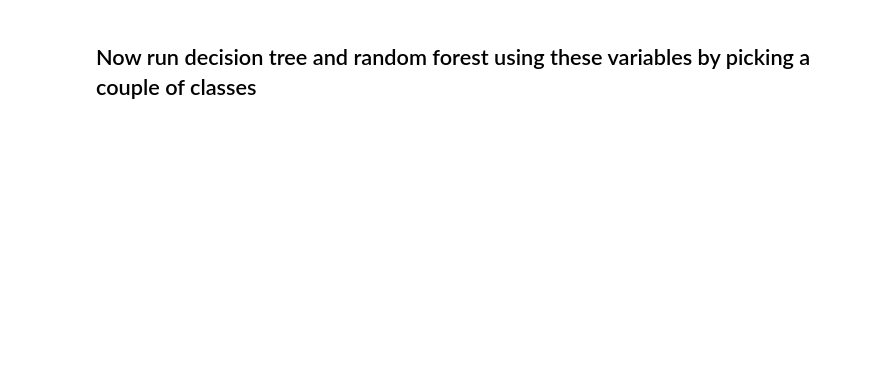
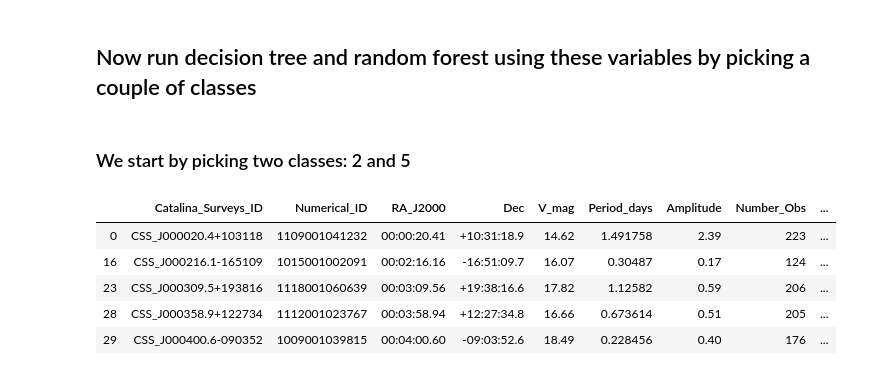
Before and after one commit to abao1999/AY119, a Jupyter notebook: hw3/supervised_classification_exercise.ipynb, the cells around one changed output. Saved outputs shown, nothing was run; the diff lists cells and outputs as text; code cells hidden in the pictures; blank space fills up the shorter version.

```diff
--- a/hw3/supervised_classification_exercise.ipynb
+++ b/hw3/supervised_classification_exercise.ipynb
@@ -224,2 +352,14 @@ for idx in lcs['ID']:
 # %% [markdown]
 ## Now run decision tree and random forest using these variables by picking a couple of classes
+# %% [markdown]
+### We start by picking two classes: 2 and 5
+# %%
+vars2 = varsAll[ varsAll['Var_Type'].isin([2,5])  ]
+vars2.head()
+# %% [output]
+|  | Catalina_Surveys_ID | Numerical_ID | RA_J2000 | Dec | V_mag | Period_days | Amplitude | Number_Obs | ... |
+| 0 | CSS_J000020.4+103118 | 1109001041232 | 00:00:20.41 | +10:31:18.9 | 14.62 | 1.491758 | 2.39 | 223 | ... |
+| 16 | CSS_J000216.1-165109 | 1015001002091 | 00:02:16.16 | -16:51:09.7 | 16.07 | 0.30487 | 0.17 | 124 | ... |
+| 23 | CSS_J000309.5+193816 | 1118001060639 | 00:03:09.56 | +19:38:16.6 | 17.82 | 1.12582 | 0.59 | 206 | ... |
+| 28 | CSS_J000358.9+122734 | 1112001023767 | 00:03:58.94 | +12:27:34.8 | 16.66 | 0.673614 | 0.51 | 205 | ... |
+| 29 | CSS_J000400.6-090352 | 1009001039815 | 00:04:00.60 | -09:03:52.6 | 18.49 | 0.228456 | 0.40 | 176 | ... |
```
Also changed, not shown: parts of 22 cells of this notebook, 1 other file.
